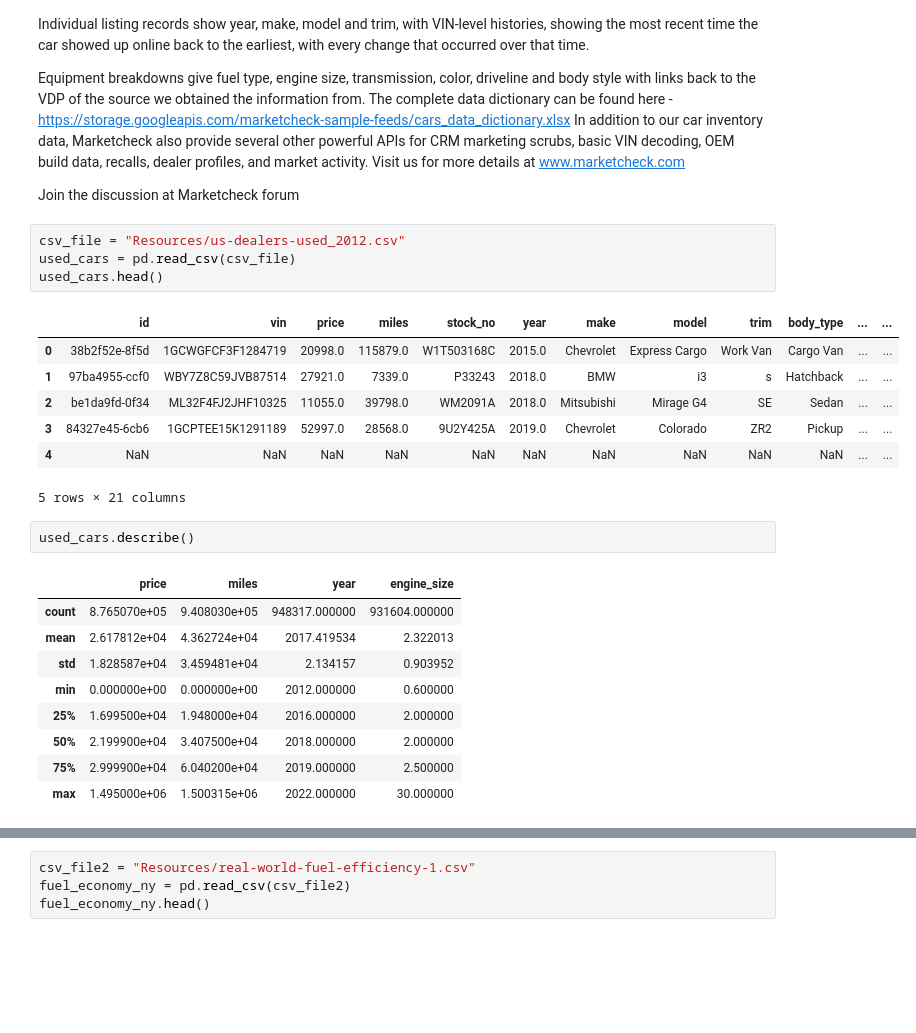
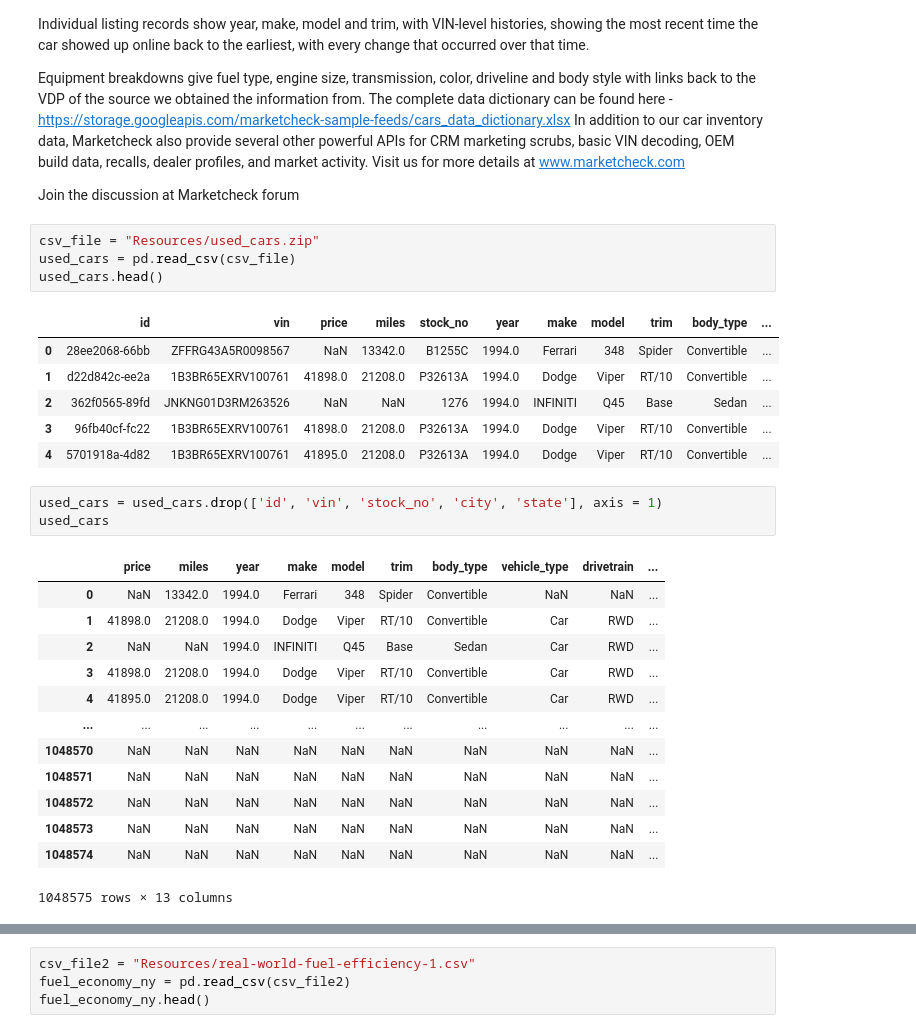
Before and after one commit to conwaykylej/Group-Project-2, a Jupyter notebook: used_car_listings.ipynb, the cells around one changed output, grey strips where cells are left out. Saved outputs shown, nothing was run; the diff lists cells and outputs as text; blank space fills up the shorter version.

```diff
--- a/used_car_listings.ipynb
+++ b/used_car_listings.ipynb
@@ -14,26 +14,30 @@ In addition to our car inventory data, Marketcheck also provide several other po
 
 Join the discussion at Marketcheck forum
 # %%
-csv_file = "Resources/us-dealers-used_2012.csv"
+csv_file = "Resources/used_cars.zip"
 used_cars = pd.read_csv(csv_file)
 used_cars.head()
 # %% [output]
-|  | id | vin | price | miles | stock_no | year | make | model | trim | body_type | ... | ... |
-| 0 | 38b2f52e-8f5d | 1GCWGFCF3F1284719 | 20998.0 | 115879.0 | W1T503168C | 2015.0 | Chevrolet | Express Cargo | Work Van | Cargo Van | ... | ... |
-| 1 | 97ba4955-ccf0 | WBY7Z8C59JVB87514 | 27921.0 | 7339.0 | P33243 | 2018.0 | BMW | i3 | s | Hatchback | ... | ... |
-| 2 | be1da9fd-0f34 | ML32F4FJ2JHF10325 | 11055.0 | 39798.0 | WM2091A | 2018.0 | Mitsubishi | Mirage G4 | SE | Sedan | ... | ... |
-| 3 | 84327e45-6cb6 | 1GCPTEE15K1291189 | 52997.0 | 28568.0 | 9U2Y425A | 2019.0 | Chevrolet | Colorado | ZR2 | Pickup | ... | ... |
-| 4 | NaN | NaN | NaN | NaN | NaN | NaN | NaN | NaN | NaN | NaN | ... | ... |
+|  | id | vin | price | miles | stock_no | year | make | model | trim | body_type | ... |
+| 0 | 28ee2068-66bb | ZFFRG43A5R0098567 | NaN | 13342.0 | B1255C | 1994.0 | Ferrari | 348 | Spider | Convertible | ... |
+| 1 | d22d842c-ee2a | 1B3BR65EXRV100761 | 41898.0 | 21208.0 | P32613A | 1994.0 | Dodge | Viper | RT/10 | Convertible | ... |
+| 2 | 362f0565-89fd | JNKNG01D3RM263526 | NaN | NaN | 1276 | 1994.0 | INFINITI | Q45 | Base | Sedan | ... |
+| 3 | 96fb40cf-fc22 | 1B3BR65EXRV100761 | 41898.0 | 21208.0 | P32613A | 1994.0 | Dodge | Viper | RT/10 | Convertible | ... |
+| 4 | 5701918a-4d82 | 1B3BR65EXRV100761 | 41895.0 | 21208.0 | P32613A | 1994.0 | Dodge | Viper | RT/10 | Convertible | ... |
-5 rows × 21 columns
 # %%
-used_cars.describe()
+used_cars = used_cars.drop(['id', 'vin', 'stock_no', 'city', 'state'], axis = 1)
+used_cars
 # %% [output]
-|  | price | miles | year | engine_size |
-| count | 8.765070e+05 | 9.408030e+05 | 948317.000000 | 931604.000000 |
-| mean | 2.617812e+04 | 4.362724e+04 | 2017.419534 | 2.322013 |
-| std | 1.828587e+04 | 3.459481e+04 | 2.134157 | 0.903952 |
-| min | 0.000000e+00 | 0.000000e+00 | 2012.000000 | 0.600000 |
-| 25% | 1.699500e+04 | 1.948000e+04 | 2016.000000 | 2.000000 |
-| 50% | 2.199900e+04 | 3.407500e+04 | 2018.000000 | 2.000000 |
-| 75% | 2.999900e+04 | 6.040200e+04 | 2019.000000 | 2.500000 |
-| max | 1.495000e+06 | 1.500315e+06 | 2022.000000 | 30.000000 |
+|  | price | miles | year | make | model | trim | body_type | vehicle_type | drivetrain | ... |
+| 0 | NaN | 13342.0 | 1994.0 | Ferrari | 348 | Spider | Convertible | NaN | NaN | ... |
+| 1 | 41898.0 | 21208.0 | 1994.0 | Dodge | Viper | RT/10 | Convertible | Car | RWD | ... |
+| 2 | NaN | NaN | 1994.0 | INFINITI | Q45 | Base | Sedan | Car | RWD | ... |
+| 3 | 41898.0 | 21208.0 | 1994.0 | Dodge | Viper | RT/10 | Convertible | Car | RWD | ... |
+| 4 | 41895.0 | 21208.0 | 1994.0 | Dodge | Viper | RT/10 | Convertible | Car | RWD | ... |
+| ... | ... | ... | ... | ... | ... | ... | ... | ... | ... | ... |
+| 1048570 | NaN | NaN | NaN | NaN | NaN | NaN | NaN | NaN | NaN | ... |
+| 1048571 | NaN | NaN | NaN | NaN | NaN | NaN | NaN | NaN | NaN | ... |
+| 1048572 | NaN | NaN | NaN | NaN | NaN | NaN | NaN | NaN | NaN | ... |
+| 1048573 | NaN | NaN | NaN | NaN | NaN | NaN | NaN | NaN | NaN | ... |
+| 1048574 | NaN | NaN | NaN | NaN | NaN | NaN | NaN | NaN | NaN | ... |
+1048575 rows × 13 columns
```
Also changed, not shown: parts of 8 cells of this notebook, 1 other file.
